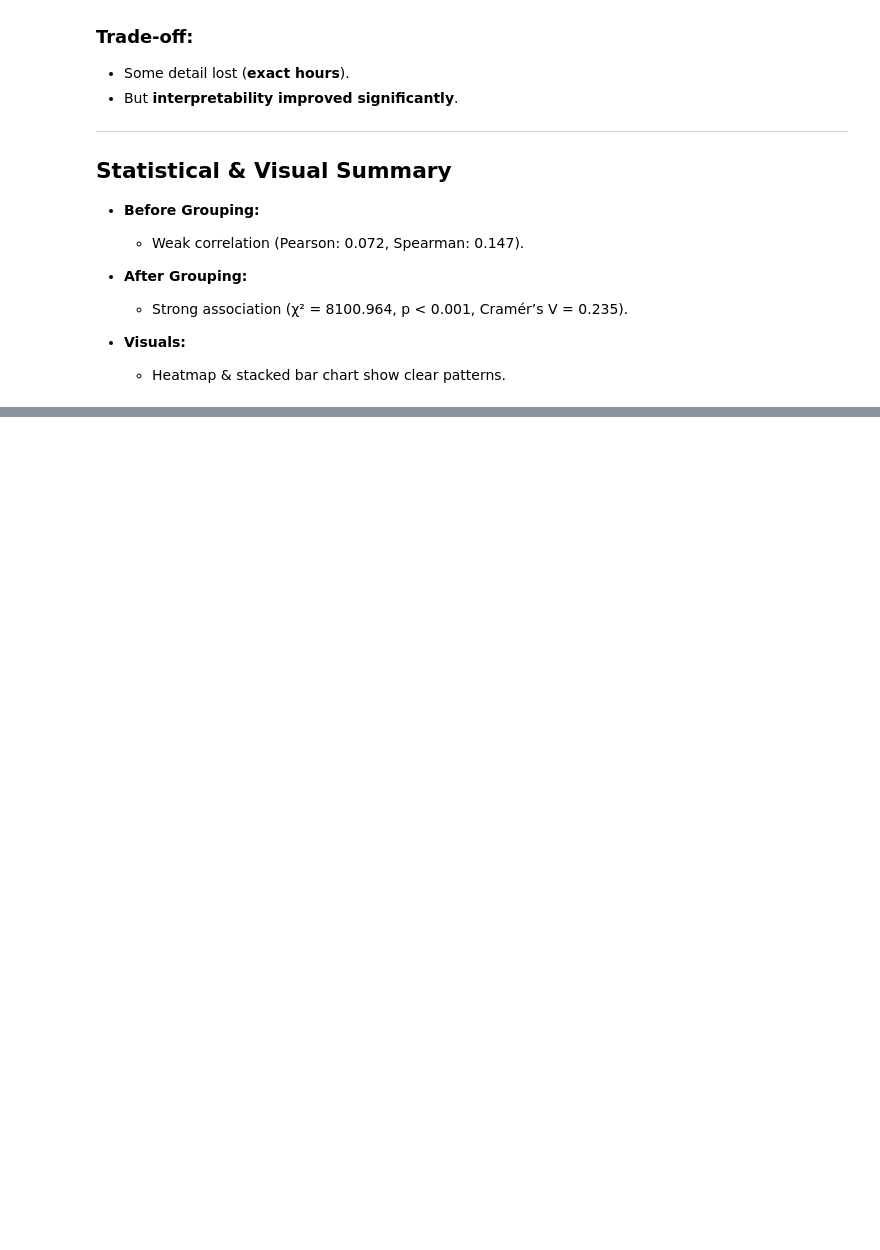
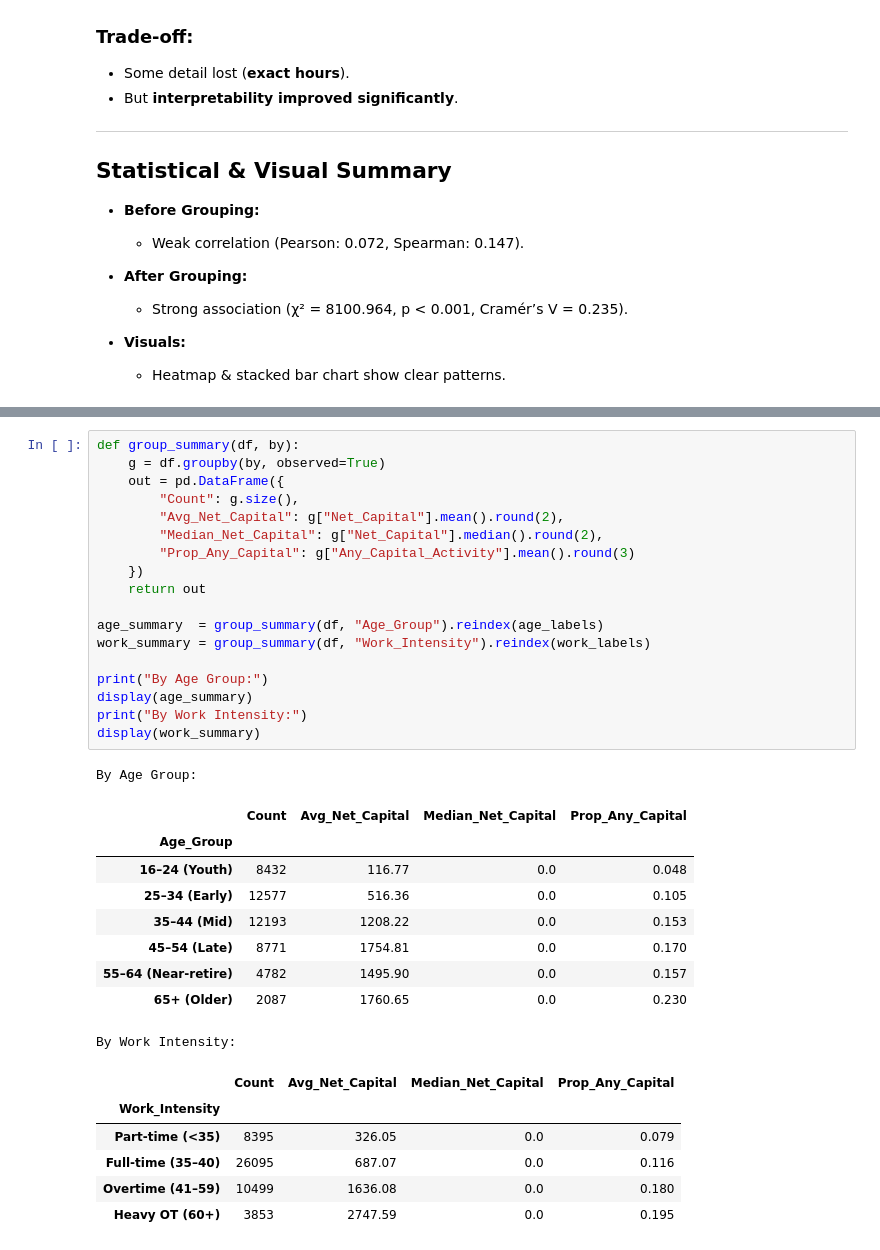
Before and after one commit to shaoncvit/DA-1, a Jupyter notebook: Assignment-1/q1.ipynb, the cells around one changed output, grey strips where cells are left out. Drawn from its saved outputs; the diff is of its cells as text; blank space fills up the shorter version.

```diff
--- a/Assignment-1/q1.ipynb
+++ b/Assignment-1/q1.ipynb
@@ -528,0 +643,35 @@ Cramér's V = 0.235  (0.1≈small, 0.3≈medium, 0.5≈large)
+# %%
+def group_summary(df, by):
+    g = df.groupby(by, observed=True)
+    out = pd.DataFrame({
+        "Count": g.size(),
+        "Avg_Net_Capital": g["Net_Capital"].mean().round(2),
+        "Median_Net_Capital": g["Net_Capital"].median().round(2),
+        "Prop_Any_Capital": g["Any_Capital_Activity"].mean().round(3)
+    })
+    return out
+
+age_summary  = group_summary(df, "Age_Group").reindex(age_labels)
+work_summary = group_summary(df, "Work_Intensity").reindex(work_labels)
+
+print("By Age Group:")
+display(age_summary)
+print("By Work Intensity:")
+display(work_summary)
+# %% [output]
+By Age Group:
+|  | Count | Avg_Net_Capital | Median_Net_Capital | Prop_Any_Capital |
+| Age_Group |  |  |  |  |
+| 16–24 (Youth) | 8432 | 116.77 | 0.0 | 0.048 |
+| 25–34 (Early) | 12577 | 516.36 | 0.0 | 0.105 |
+| 35–44 (Mid) | 12193 | 1208.22 | 0.0 | 0.153 |
+| 45–54 (Late) | 8771 | 1754.81 | 0.0 | 0.170 |
+| 55–64 (Near-retire) | 4782 | 1495.90 | 0.0 | 0.157 |
+| 65+ (Older) | 2087 | 1760.65 | 0.0 | 0.230 |
+By Work Intensity:
+|  | Count | Avg_Net_Capital | Median_Net_Capital | Prop_Any_Capital |
+| Work_Intensity |  |  |  |  |
+| Part-time (<35) | 8395 | 326.05 | 0.0 | 0.079 |
+| Full-time (35–40) | 26095 | 687.07 | 0.0 | 0.116 |
+| Overtime (41–59) | 10499 | 1636.08 | 0.0 | 0.180 |
+| Heavy OT (60+) | 3853 | 2747.59 | 0.0 | 0.195 |
```
Also changed, not shown: parts of 10 cells of this notebook.
